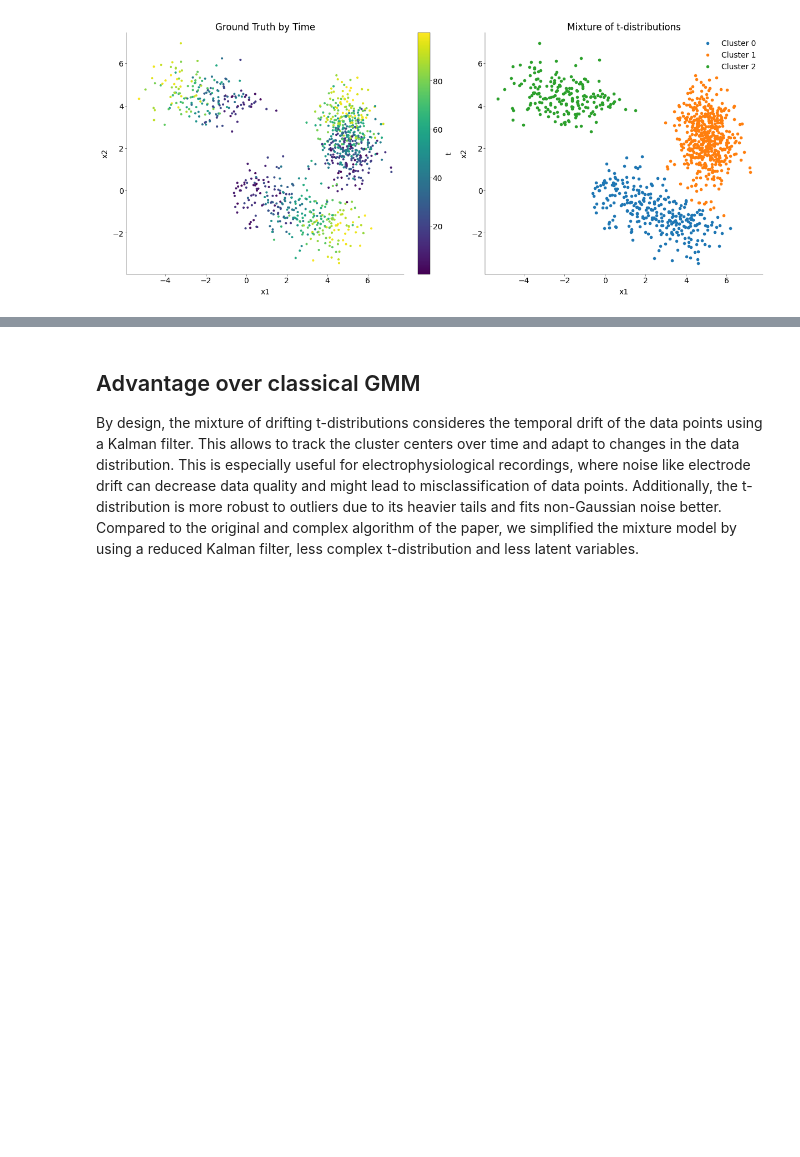
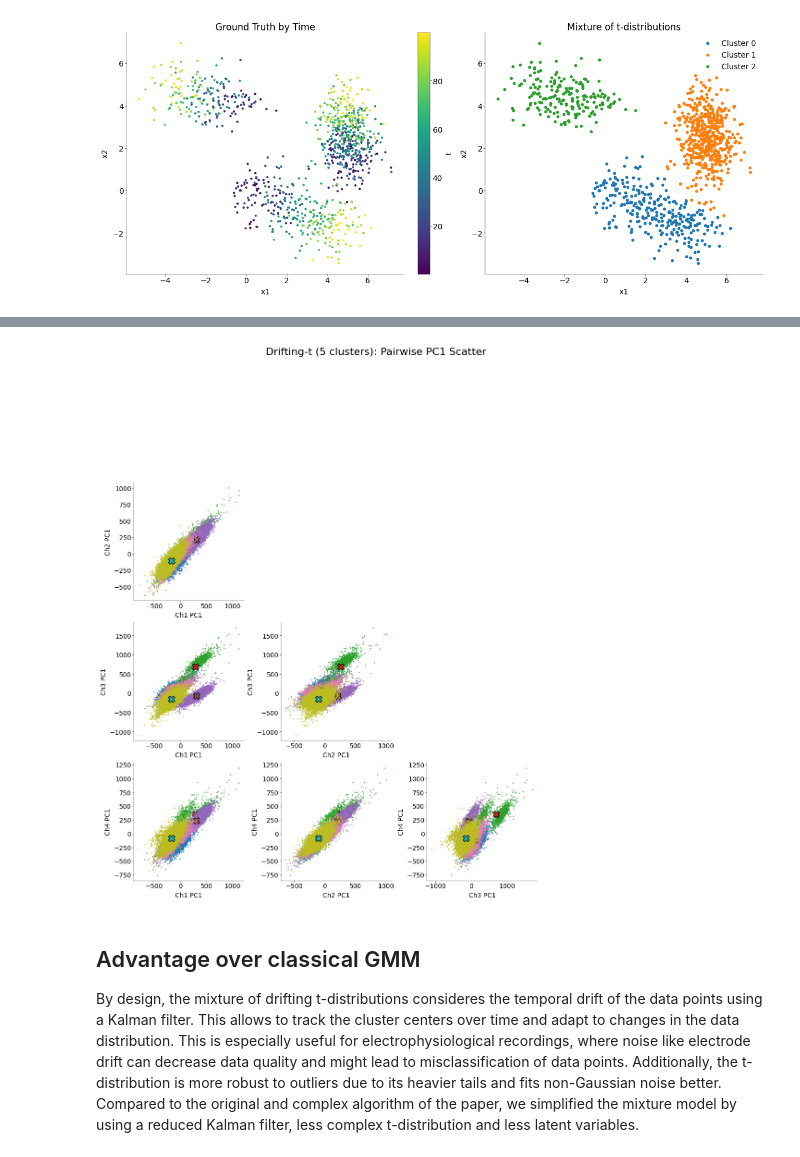
Before and after one commit to JuliusGrote/NDS_2025, a Jupyter notebook: notebooks/CodingLab2.ipynb, the cells around one changed output, grey strips where cells are left out. Saved outputs shown, nothing was run; the diff lists cells and outputs as text; code cells hidden in the pictures; blank space fills up the shorter version.

```diff
--- a/notebooks/CodingLab2.ipynb
+++ b/notebooks/CodingLab2.ipynb
@@ -70,6 +72,9 @@ w = np.load("../data/nds_cl_1_waveforms.npy")
 
 # own solution by CodingLab1
 b_s = np.load("../data/nds_cl_1_featuresnpy.sec")
+s_s = np.load("../data/nds_cl_1_spiketimes_snpy.sec")
+t_s = np.load("../data/nds_cl_1_spiketimes_tnpy.sec")
+w_s = np.load("../data/nds_cl_1_waveformsnpy.sec")
 # %% [markdown]
 ## Task 1: Generate toy data
 
@@ -541,3 +546,19 @@ Iteration 8/10, max r: 0.998, min r: 0.000
 Iteration 9/10, max r: 0.998, min r: 0.000
 Iteration 10/10, max r: 0.998, min r: 0.000
 [figure]
+# %%
+t_ms = t_s * 1e-3
+
+# Choose the number of clusters
+n_clusters = 5
+
+# Run the drifting‐t mixture on your real feature data
+labels_drift, m_t, S_t, p_t = fit_mot_kalman(
+    b_s,  # (n_spikes, 12) feature matrix
+    t_ms,  # (n_spikes,) times in seconds
+    n_clusters=n_clusters,
+    n_iters=10,
+    df=4.0,
+    Q=1e-3,
+    random_seed=42,
+)
@@ -544,3 +576,40 @@ Iteration 10/10, max r: 0.998, min r: 0.000
+# %%
+cluster_means = np.array([b_s[labels_drift == k].mean(axis=0) for k in range(5)])
+
+channels = ["Ch1", "Ch2", "Ch3", "Ch4"]
+pc1_idx = {ch: i * 3 for i, ch in enumerate(channels)}  # PC1 is at 0,3,6,9
+
+fig, axes = plt.subplots(4, 4, figsize=(12, 12), constrained_layout=True)
+
+for i, ch1 in enumerate(channels):
+    for j, ch2 in enumerate(channels):
+        ax = axes[i, j]
+        if j < i:
+            xcol = pc1_idx[ch2]
+            ycol = pc1_idx[ch1]
+            for k in range(5):
+                idx = labels_drift == k
+                ax.scatter(
+                    b_s[idx, xcol], b_s[idx, ycol], s=5, alpha=0.6, label=f"Cluster {k}"
+                )
+                # plot the static cluster mean
+                ax.scatter(
+                    cluster_means[k, xcol],
+                    cluster_means[k, ycol],
+                    marker="X",
+                    s=100,
+                    edgecolors="k",
+                )
+            ax.set_xlabel(f"{ch2} PC1")
+            ax.set_ylabel(f"{ch1} PC1")
+        else:
+            ax.axis("off")
+
+
+plt.suptitle("Drifting-t (5 clusters): Pairwise PC1 Scatter", fontsize=16)
+plt.show()
+# %% [output]
+[figure, added]
 # %% [markdown]
 ## Advantage over classical GMM
 
```
Also changed, not shown: parts of 9 cells of this notebook.
